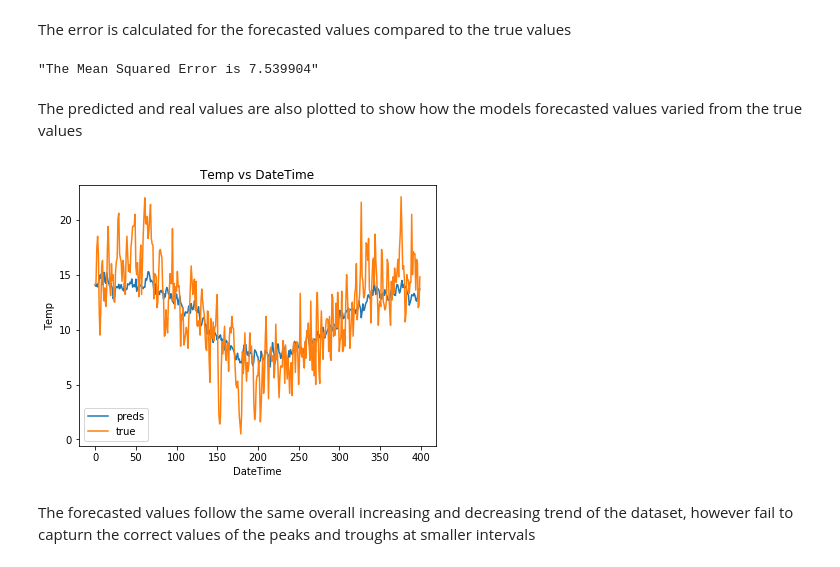
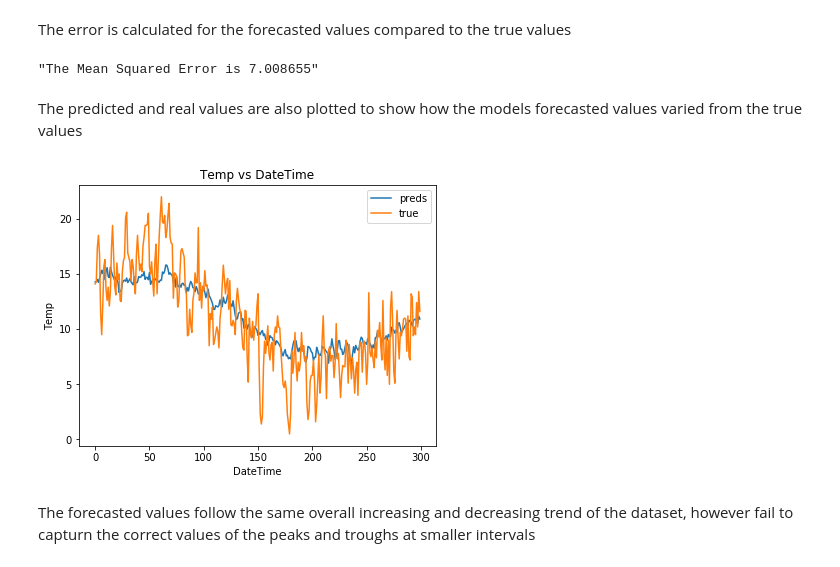
Before and after one commit to cmccarthy1/timeseries, a Jupyter notebook: notebooks/GluonTS.ipynb, the cells around one changed output. Saved outputs shown, nothing was run; the diff lists cells and outputs as text; code cells hidden in the pictures.

```diff
--- a/notebooks/GluonTS.ipynb
+++ b/notebooks/GluonTS.ipynb
@@ -237,15 +242,15 @@ forecaststemp:avg forecast_pathstemp
 # %% [markdown]
 The error is calculated for the forecasted values compared to the true values
 # %%
--1!"The Mean Squared Error is " ,string .ml.mse[testtemp`temp;forecaststemp]
+-1!"The Mean Squared Error is " ,string .ml.mse[predstmp;ytesttmp]
 # %% [output]
-"The Mean Squared Error is 7.539904"
+"The Mean Squared Error is 7.008655"
 # %% [markdown]
 The predicted and real values are also plotted to show how the models forecasted values varied from the true values
-# %%
-pltresult[400#forecaststemp;400#testtemp`temp;"Temp"]
-# %% [output]
-[figure, removed]
+# %%
+pltresult[300#predstmp;300#ytesttmp;"Temp"]
+# %% [output]
+[figure, added]
 # %% [markdown]
 The forecasted values follow the same overall increasing and decreasing trend of the dataset, however fail to capturn the correct values of the peaks and troughs at smaller intervals
 # %% [markdown]
```
Also changed, not shown: parts of 21 cells of this notebook, 6 other files.
